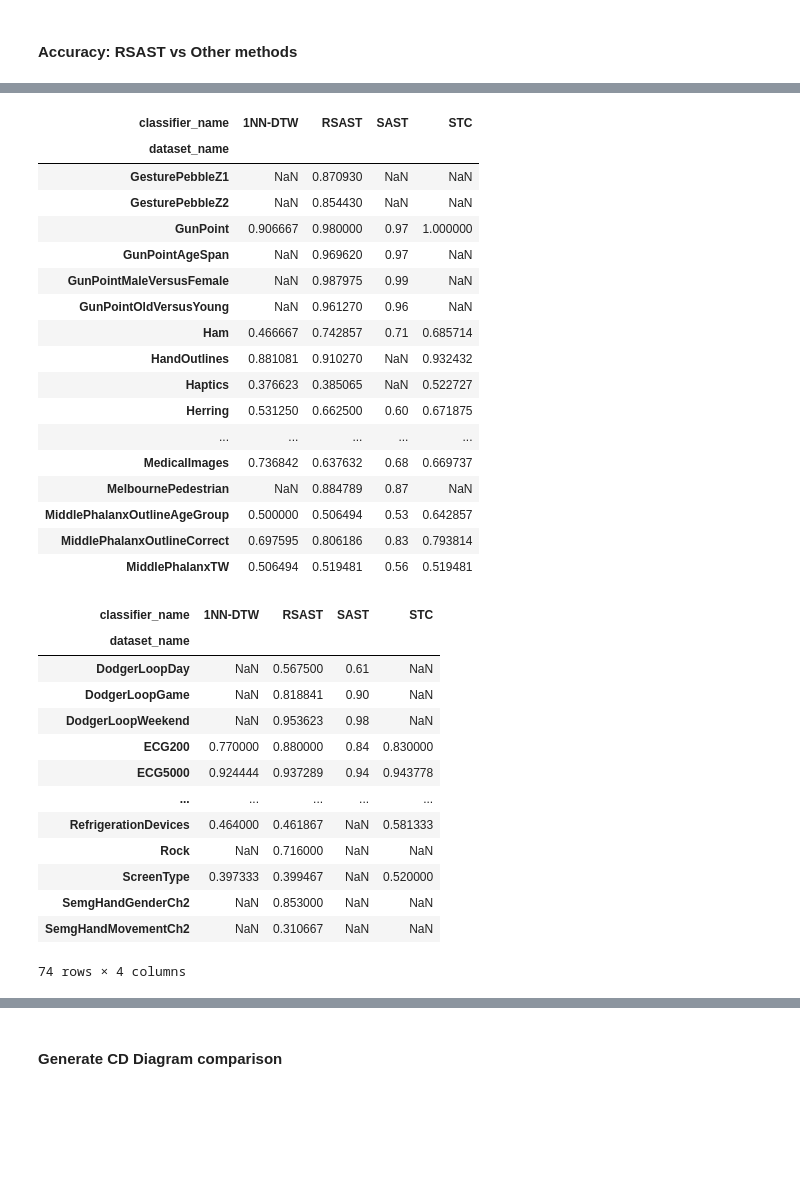
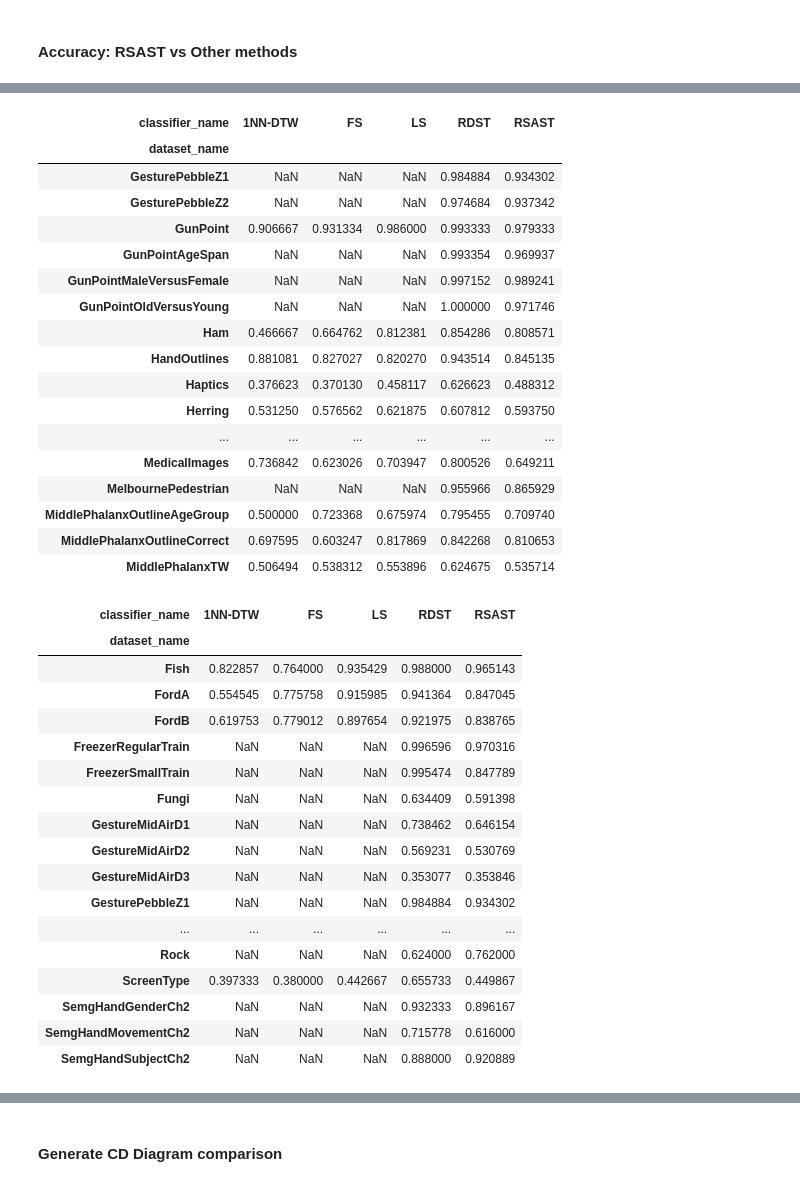
Before and after one commit to nirojasva/random_sast, a Jupyter notebook: ExperimentationRSAST/analysis_rsast_vs_other_method.ipynb, the cells around one changed output, grey strips where cells are left out. Drawn from its saved outputs; the diff is of its cells as text; code cells hidden in the pictures; blank space fills up the shorter version.

```diff
--- a/ExperimentationRSAST/analysis_rsast_vs_other_method.ipynb
+++ b/ExperimentationRSAST/analysis_rsast_vs_other_method.ipynb
@@ -214,15 +214,15 @@ df_other_methods=pd.concat([df_other_methods,df])
 # Set directory where the RSAST result csv files are located
 
 directories=[]
-default_split_acfandpacf_k_1_10_sast=True
-default_split_acfandpacf_k_1_10_notsast=True
+default_split_acfandpacf_k_1_10_sast=False
+default_split_acfandpacf_k_1_10_notsast=False
 default_split_all_k_1_10=False
 default_split_all_acfandpacf_k_30_50=False
 default_split_maxpacf_none_k_30_50=False
 default_split_all_acfandpacf=False
 default_split_all_acfandpacf_maxpacf_none_maxacf_k_1_50_p_1_100=False
 
-resampling_acfandpacf_k_1_10_sast=False
+resampling_acfandpacf_k_1_10_sast=True
 
 if default_split_acfandpacf_k_1_10_sast:
     directories.append(os.getcwd()+'/ExperimentationRSAST/results_rsast/Server17_Comparison_RSAST')
@@ -319,9 +319,9 @@ array(['BoP_UCR_10RES', 'BOSS_UCR_10RES', 'CID_DTW_UCR_10RES',
 # %%
 
 #Comparison RSAST, SAST and STC (No resampling)
-df_other_methods=df_other_methods[df_other_methods['classifier_name'].isin(['ST_UCR_TRAIN_TEST','SAST_PAPERSAST_TRAIN_TEST','DTW_R1_1NN_UCR_TRAIN_TEST'])]
+#df_other_methods=df_other_methods[df_other_methods['classifier_name'].isin(['ST_UCR_TRAIN_TEST','SAST_PAPERSAST_TRAIN_TEST','DTW_R1_1NN_UCR_TRAIN_TEST'])]
 #Comparison RSAST and Shapelet Methods (10 resampling)
-#df_other_methods=df_other_methods[df_other_methods['classifier_name'].isin(['RDST_RSAST_10RES','FS_UCR_10RES', 'LS_UCR_10RES','DTW_R1_1NN_UCR_TRAIN_TEST'])]
+df_other_methods=df_other_methods[df_other_methods['classifier_name'].isin(['RDST_RSAST_10RES','FS_UCR_10RES', 'LS_UCR_10RES','DTW_R1_1NN_UCR_TRAIN_TEST'])]
 #Comparison RSAST and Other Categories (distance, interval, dictionary)(10 resampling)
 #df_other_methods=df_other_methods[df_other_methods['classifier_name'].isin(['EE_UCR_10RES', 'TSBF_UCR_10RES','BOSS_UCR_10RES','DTW_R1_1NN_UCR_TRAIN_TEST'])]
 #Comparison RSAST and SOTA methods(10 resampling)
@@ -485,41 +478,45 @@ t_score_by_method.iloc[25:49,:]
 # %%
 t_score_by_method.iloc[49:75,:]
 # %% [output]
-| classifier_name | 1NN-DTW | RSAST | SAST | STC |
-| dataset_name |  |  |  |  |
-| GesturePebbleZ1 | NaN | 0.870930 | NaN | NaN |
-| GesturePebbleZ2 | NaN | 0.854430 | NaN | NaN |
-| GunPoint | 0.906667 | 0.980000 | 0.97 | 1.000000 |
-| GunPointAgeSpan | NaN | 0.969620 | 0.97 | NaN |
-| GunPointMaleVersusFemale | NaN | 0.987975 | 0.99 | NaN |
-| GunPointOldVersusYoung | NaN | 0.961270 | 0.96 | NaN |
-| Ham | 0.466667 | 0.742857 | 0.71 | 0.685714 |
-| HandOutlines | 0.881081 | 0.910270 | NaN | 0.932432 |
-| Haptics | 0.376623 | 0.385065 | NaN | 0.522727 |
-| Herring | 0.531250 | 0.662500 | 0.60 | 0.671875 |
-| ... | ... | ... | ... | ... |
-| MedicalImages | 0.736842 | 0.637632 | 0.68 | 0.669737 |
-| MelbournePedestrian | NaN | 0.884789 | 0.87 | NaN |
-| MiddlePhalanxOutlineAgeGroup | 0.500000 | 0.506494 | 0.53 | 0.642857 |
-| MiddlePhalanxOutlineCorrect | 0.697595 | 0.806186 | 0.83 | 0.793814 |
-| MiddlePhalanxTW | 0.506494 | 0.519481 | 0.56 | 0.519481 |
+| classifier_name | 1NN-DTW | FS | LS | RDST | RSAST |
+| dataset_name |  |  |  |  |  |
+| GesturePebbleZ1 | NaN | NaN | NaN | 0.984884 | 0.934302 |
+| GesturePebbleZ2 | NaN | NaN | NaN | 0.974684 | 0.937342 |
+| GunPoint | 0.906667 | 0.931334 | 0.986000 | 0.993333 | 0.979333 |
+| GunPointAgeSpan | NaN | NaN | NaN | 0.993354 | 0.969937 |
+| GunPointMaleVersusFemale | NaN | NaN | NaN | 0.997152 | 0.989241 |
+| GunPointOldVersusYoung | NaN | NaN | NaN | 1.000000 | 0.971746 |
+| Ham | 0.466667 | 0.664762 | 0.812381 | 0.854286 | 0.808571 |
+| HandOutlines | 0.881081 | 0.827027 | 0.820270 | 0.943514 | 0.845135 |
+| Haptics | 0.376623 | 0.370130 | 0.458117 | 0.626623 | 0.488312 |
+| Herring | 0.531250 | 0.576562 | 0.621875 | 0.607812 | 0.593750 |
+| ... | ... | ... | ... | ... | ... |
+| MedicalImages | 0.736842 | 0.623026 | 0.703947 | 0.800526 | 0.649211 |
+| MelbournePedestrian | NaN | NaN | NaN | 0.955966 | 0.865929 |
+| MiddlePhalanxOutlineAgeGroup | 0.500000 | 0.723368 | 0.675974 | 0.795455 | 0.709740 |
+| MiddlePhalanxOutlineCorrect | 0.697595 | 0.603247 | 0.817869 | 0.842268 | 0.810653 |
+| MiddlePhalanxTW | 0.506494 | 0.538312 | 0.553896 | 0.624675 | 0.535714 |
 # %%
-t_score_by_method.iloc[25:99,:]
+t_score_by_method.iloc[40:100,:]
 # %% [output]
-| classifier_name | 1NN-DTW | RSAST | SAST | STC |
-| dataset_name |  |  |  |  |
-| DodgerLoopDay | NaN | 0.567500 | 0.61 | NaN |
-| DodgerLoopGame | NaN | 0.818841 | 0.90 | NaN |
-| DodgerLoopWeekend | NaN | 0.953623 | 0.98 | NaN |
-| ECG200 | 0.770000 | 0.880000 | 0.84 | 0.830000 |
-| ECG5000 | 0.924444 | 0.937289 | 0.94 | 0.943778 |
-| ... | ... | ... | ... | ... |
-| RefrigerationDevices | 0.464000 | 0.461867 | NaN | 0.581333 |
-| Rock | NaN | 0.716000 | NaN | NaN |
-| ScreenType | 0.397333 | 0.399467 | NaN | 0.520000 |
-| SemgHandGenderCh2 | NaN | 0.853000 | NaN | NaN |
-| SemgHandMovementCh2 | NaN | 0.310667 | NaN | NaN |
+| classifier_name | 1NN-DTW | FS | LS | RDST | RSAST |
+| dataset_name |  |  |  |  |  |
+| Fish | 0.822857 | 0.764000 | 0.935429 | 0.988000 | 0.965143 |
+| FordA | 0.554545 | 0.775758 | 0.915985 | 0.941364 | 0.847045 |
+| FordB | 0.619753 | 0.779012 | 0.897654 | 0.921975 | 0.838765 |
+| FreezerRegularTrain | NaN | NaN | NaN | 0.996596 | 0.970316 |
+| FreezerSmallTrain | NaN | NaN | NaN | 0.995474 | 0.847789 |
+| Fungi | NaN | NaN | NaN | 0.634409 | 0.591398 |
+| GestureMidAirD1 | NaN | NaN | NaN | 0.738462 | 0.646154 |
+| GestureMidAirD2 | NaN | NaN | NaN | 0.569231 | 0.530769 |
+| GestureMidAirD3 | NaN | NaN | NaN | 0.353077 | 0.353846 |
+| GesturePebbleZ1 | NaN | NaN | NaN | 0.984884 | 0.934302 |
+| ... | ... | ... | ... | ... | ... |
+| Rock | NaN | NaN | NaN | 0.624000 | 0.762000 |
+| ScreenType | 0.397333 | 0.380000 | 0.442667 | 0.655733 | 0.449867 |
+| SemgHandGenderCh2 | NaN | NaN | NaN | 0.932333 | 0.896167 |
+| SemgHandMovementCh2 | NaN | NaN | NaN | 0.715778 | 0.616000 |
+| SemgHandSubjectCh2 | NaN | NaN | NaN | 0.888000 | 0.920889 |
-74 rows × 4 columns
 # %%
 t_score_by_method.iloc[99:128,:]
 # %% [output]
```
Also changed, not shown: parts of 21 cells of this notebook, 8 other files.
